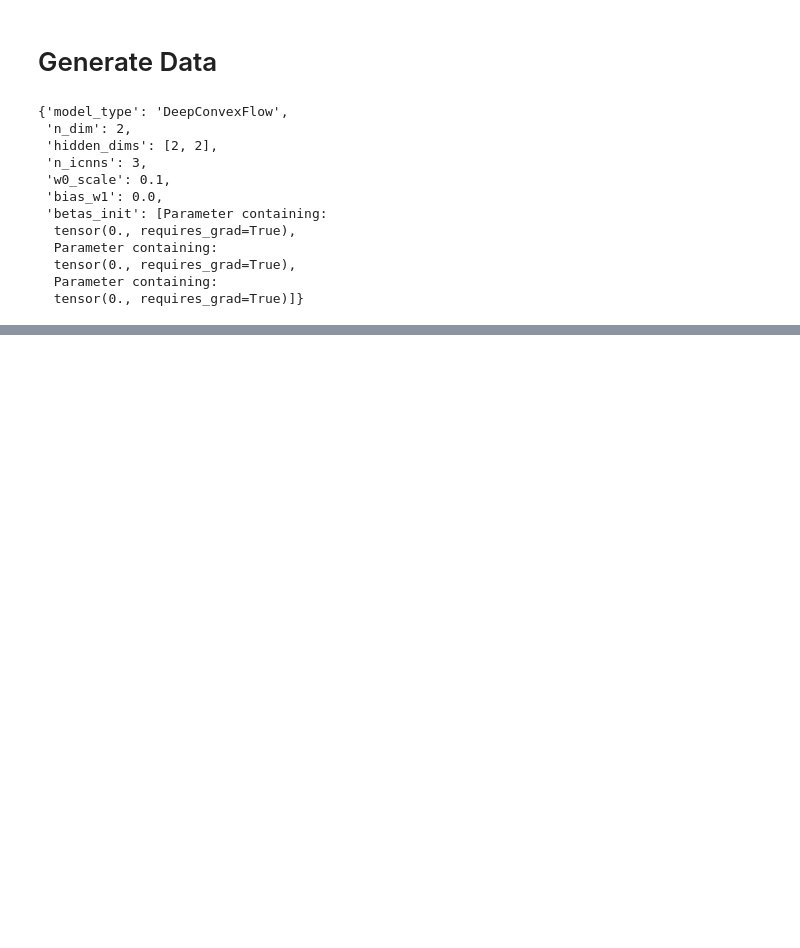
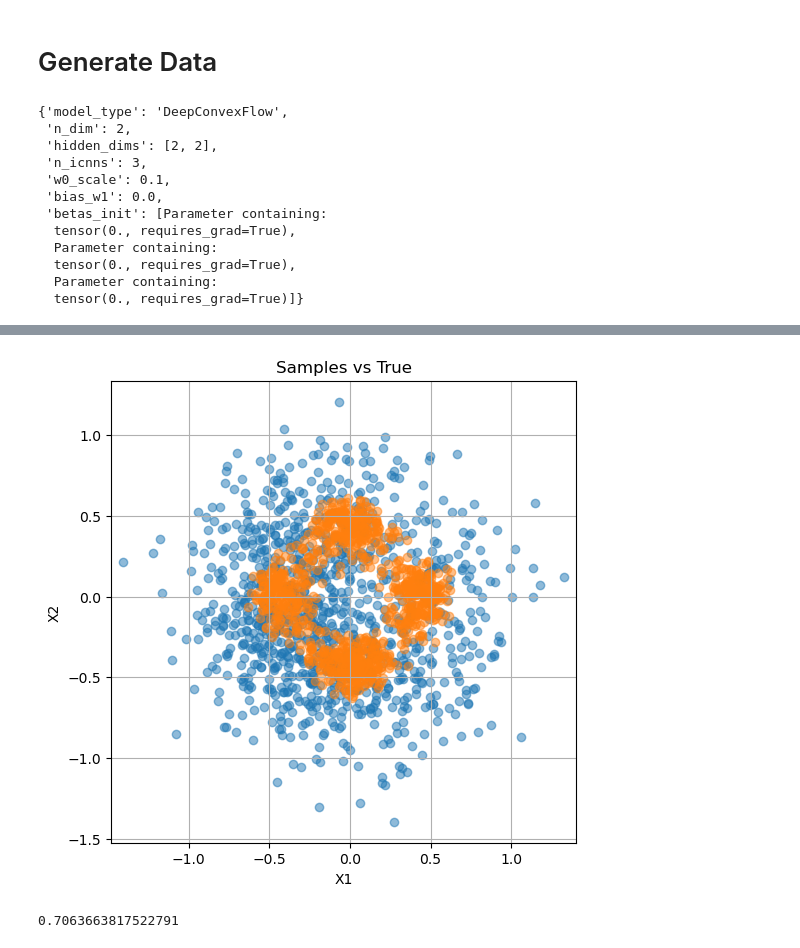
Before and after one commit to echen347/polymath25-ML, a Jupyter notebook: Normalizing Flows/notebook.ipynb, the cells around one changed output, grey strips where cells are left out. Saved outputs shown, nothing was run; the diff lists cells and outputs as text; code cells hidden in the pictures; blank space fills up the shorter version.

```diff
--- a/Normalizing Flows/notebook.ipynb
+++ b/Normalizing Flows/notebook.ipynb
@@ -112,0 +147,9 @@ np.float64(0.03776878036954709)
+# %%
+# Generate data for RBF model
+S_rbf, X_rbf = get_data(1000)
+
+# Create RBF model
+rbf_model, rbf_model_info = create_rbf_model(
+    n_p=500,
+    epsilon=0.1
+)
@@ -112,0 +182,22 @@ np.float64(0.03776878036954709)
+# %%
+# Generate samples from RBF model using LBFGS (more accurate)
+# LBFGS with better initialization should give better results
+rbf_samples = sample_from_flow(
+    rbf_model,
+    n_samples=1000,
+    max_iter=2000,  # More iterations for better convergence
+    lr=1.0,  # LBFGS typically uses higher learning rate
+    use_lbfgs=True,  # Use LBFGS for more accurate optimization
+    batch_size=50  # Process in smaller batches for better convergence
+).cpu().detach().numpy()
+# %%
+# Samples vs True (RBF model)
+plot_samples(rbf_samples, X_rbf, title="Samples vs True")
+plt.show()
+# %% [output]
+[figure, added]
+# %%
+# L2 test (RBF model)
+l2_test(X_rbf, rbf_samples)
+# %% [output]
+0.7063663817522791
```
Also changed, not shown: parts of 8 cells of this notebook, 14 other files.
